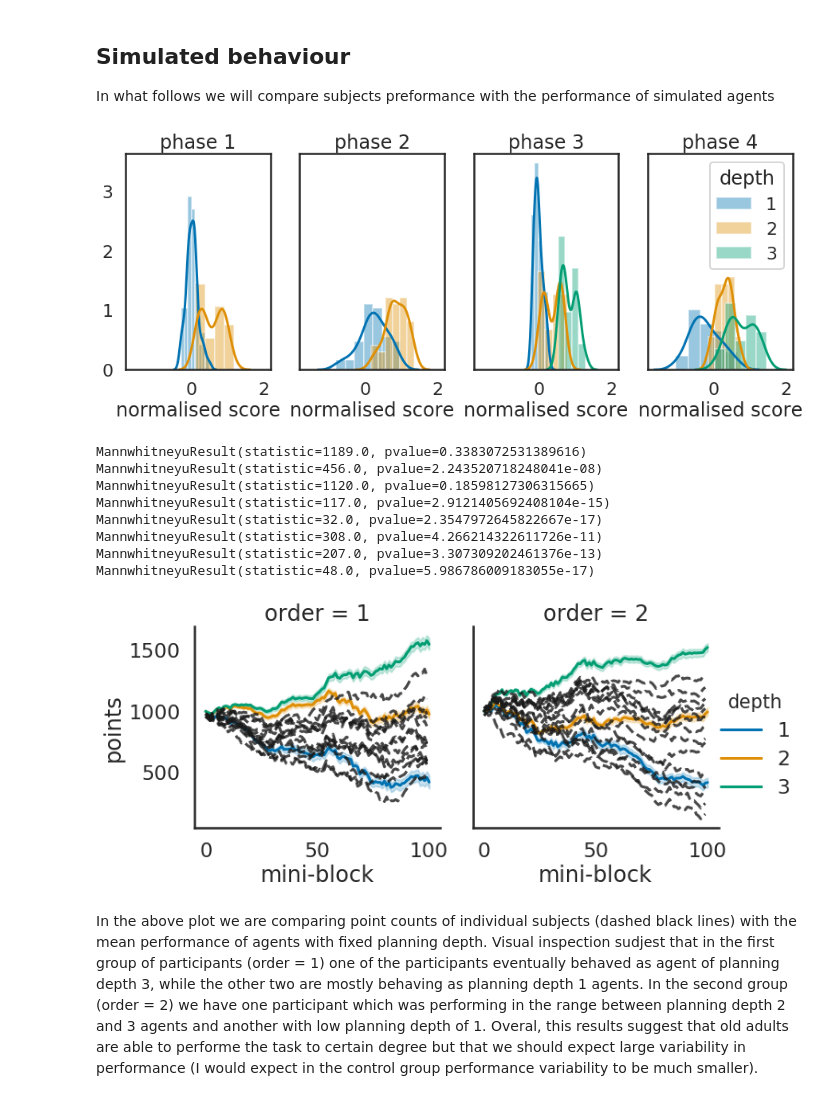
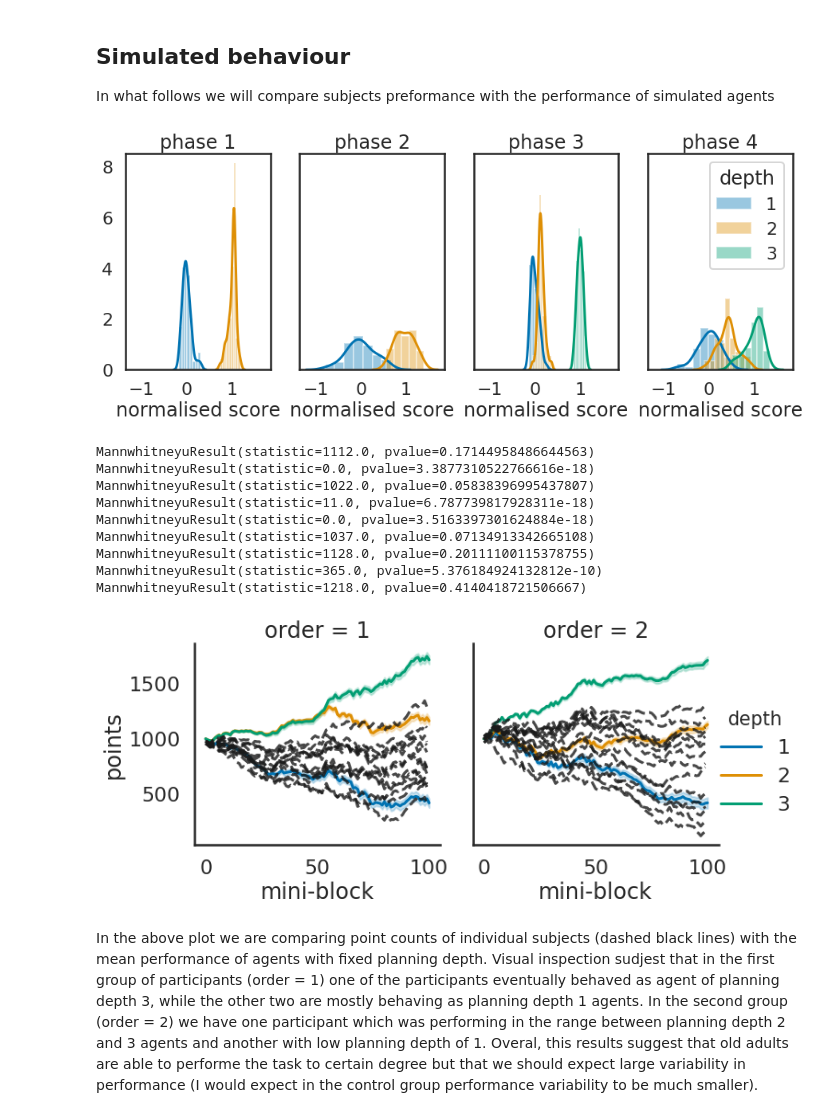
Before and after one commit to jeffensen/plandepth, a Jupyter notebook: notebooks/analysing_behavioural_data_B03.ipynb, the cells around one changed output. Saved outputs shown, nothing was run; the diff lists cells and outputs as text; code cells hidden in the pictures.

```diff
--- a/notebooks/analysing_behavioural_data_B03.ipynb
+++ b/notebooks/analysing_behavioural_data_B03.ipynb
@@ -429,6 +429,8 @@ for depth in range(3):
 # %%
 sim_data = pd.DataFrame()
 rel_score = np.zeros((3, 4))
+
+scores = []
 for depth in range(3):
     start_points = 1000
     end_points = start_points + performance[depth].numpy().cumsum(-1)
@@ -445,60 +447,55 @@ for depth in range(3):
     diffs = np.diff(phase_values, axis=-1)
 
     diffs[runs//2:, :] = np.concatenate([diffs[runs//2:, 2:], diffs[runs//2:, :2]], -1)
+    scores.append(diffs/25)
 
     rel_score[depth] = diffs.mean(0)/25
 # %%
 import seaborn as sns
 norm_score = np.zeros((3, runs, 4))
 for depth in range(3):
-    df = sim_data.loc[sim_data.depth == depth+1]
-    end_points = df['points'].values.reshape(runs, -1)[:, 1:]
-
-    end_phase_points = np.concatenate([start_points*np.ones((runs, 1)), end_points.reshape(-1, 4, 25)[..., -1]], -1)
-    phase_diffs = np.diff(end_phase_points, axis=-1)
-
-    phase_diffs[runs:, :] = np.concatenate([phase_diffs[runs:, 2:], phase_diffs[runs:, :2]], -1)
-
-    norm_score[depth] = (phase_diffs/25 - rel_score[0])/(rel_score[-1] - rel_score[0])
+    norm_score[depth] = (scores[depth] - rel_score[0])/(rel_score[-1] - rel_score[0])
 
 fig, axes = plt.subplots(1, 4, figsize=(15, 5), sharex=True, sharey=True)
 
 for i in range(4):
     axes[i].set_title('phase {}'.format(i + 1))
     axes[i].set_xlabel('normalised score')
     for d in range(3):
         if i < 2:
             if d < 2:
                 sns.distplot(norm_score[d, :, i].T, ax=axes[i])
         else:
             sns.distplot(norm_score[d, :, i].T, ax=axes[i])
 
 axes[-1].legend([1, 2, 3], title='depth')
 fig.savefig('simulates_normalised_scores.pdf', dpi=300)
 # %% [output]
-[figure, old version]
+[figure, new version]
 # %%
 from scipy.stats import mannwhitneyu, wilcoxon
 
-print(mannwhitneyu(norm_score[-1, :, 0], norm_score[-1, :, 1]))
-print(mannwhitneyu(norm_score[-1, :, 0], norm_score[-2, :, 1]))
+print(mannwhitneyu(norm_score[-2, :, 0], norm_score[-2, :, 1]))
+print(mannwhitneyu(norm_score[-2, :, 0], norm_score[-3, :, 1]))
 
 print(mannwhitneyu(norm_score[-1, :, 2], norm_score[-1, :, 3]))
 print(mannwhitneyu(norm_score[-1, :, 2], norm_score[-2, :, 3]))
 print(mannwhitneyu(norm_score[-1, :, 2], norm_score[-3, :, 3]))
 
-print(mannwhitneyu(norm_score[-1, :, 0], norm_score[-1, :, 2]))
-print(mannwhitneyu(norm_score[-2, :, 1], norm_score[-2, :, 3]))
-print(mannwhitneyu(norm_score[-2, :, 1], norm_score[-3, :, 3]))
+print(mannwhitneyu(norm_score[-2, :, 0], norm_score[-1, :, 2]))
+print(mannwhitneyu(norm_score[-2, :, 1], norm_score[-1, :, 3]))
+print(mannwhitneyu(norm_score[-3, :, 1], norm_score[-2, :, 3]))
+print(mannwhitneyu(norm_score[-3, :, 1], norm_score[-3, :, 3]))
 # %% [output]
-MannwhitneyuResult(statistic=1189.0, pvalue=0.3383072531389616)
-MannwhitneyuResult(statistic=456.0, pvalue=2.243520718248041e-08)
-MannwhitneyuResult(statistic=1120.0, pvalue=0.18598127306315665)
-MannwhitneyuResult(statistic=117.0, pvalue=2.9121405692408104e-15)
-MannwhitneyuResult(statistic=32.0, pvalue=2.3547972645822667e-17)
-MannwhitneyuResult(statistic=308.0, pvalue=4.266214322611726e-11)
-MannwhitneyuResult(statistic=207.0, pvalue=3.307309202461376e-13)
-MannwhitneyuResult(statistic=48.0, pvalue=5.986786009183055e-17)
+MannwhitneyuResult(statistic=1112.0, pvalue=0.17144958486644563)
+MannwhitneyuResult(statistic=0.0, pvalue=3.3877310522766616e-18)
+MannwhitneyuResult(statistic=1022.0, pvalue=0.05838396995437807)
+MannwhitneyuResult(statistic=11.0, pvalue=6.787739817928311e-18)
+MannwhitneyuResult(statistic=0.0, pvalue=3.5163397301624884e-18)
+MannwhitneyuResult(statistic=1037.0, pvalue=0.07134913342665108)
+MannwhitneyuResult(statistic=1128.0, pvalue=0.20111100115378755)
+MannwhitneyuResult(statistic=365.0, pvalue=5.376184924132812e-10)
+MannwhitneyuResult(statistic=1218.0, pvalue=0.4140418721506667)
 # %%
 g = sns.FacetGrid(sim_data, col="order", hue='depth', height=5)
 g.map(sns.lineplot, "mini-block", "points").add_legend();
@@ -511,7 +508,7 @@ for order in range(2):
         if len(points) == blocks:
             g.axes[0, order].plot(mini_blocks - 1, points, 'k--', alpha=.8)
 # %% [output]
-[figure, old version]
+[figure, new version]
 # %% [markdown]
 In the above plot we are comparing point counts of individual subjects (dashed black lines) with the mean performance of agents with fixed planning depth. Visual inspection sudjest that in the first group of participants (order = 1) one of the participants eventually behaved as agent of planning depth 3, while the other two are mostly behaving as planning depth 1 agents. In the second group (order = 2) we have one participant which was performing in the range between planning depth 2 and 3 agents and another with low planning depth of 1. Overal, this results suggest that old adults are able to performe the task to certain degree but that we should expect large variability in performance (I would expect in the control group performance variability to be much smaller).
 # %%
```
Also changed, not shown: parts of 5 cells of this notebook, 4 other files.
